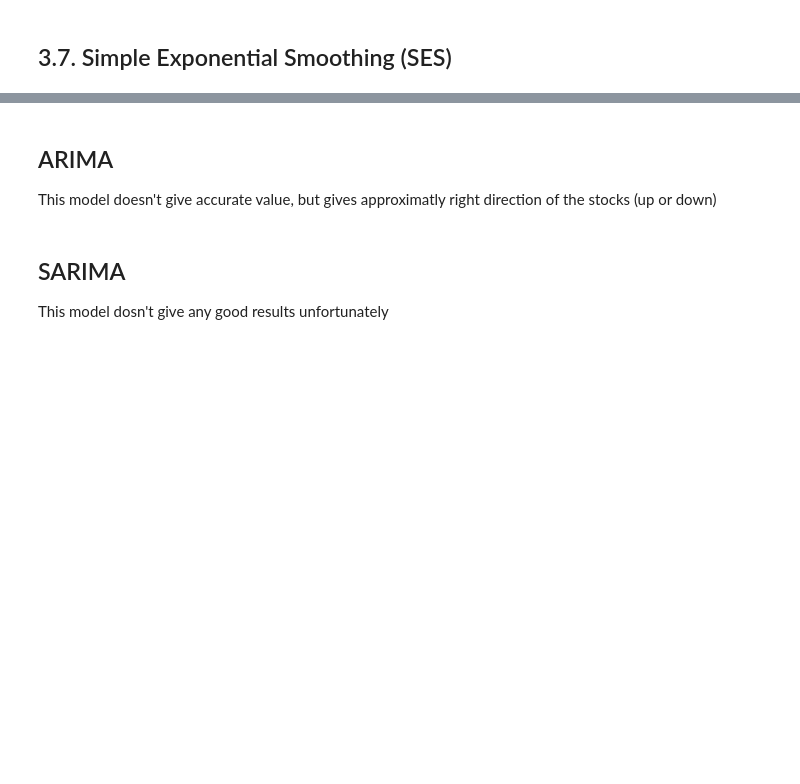
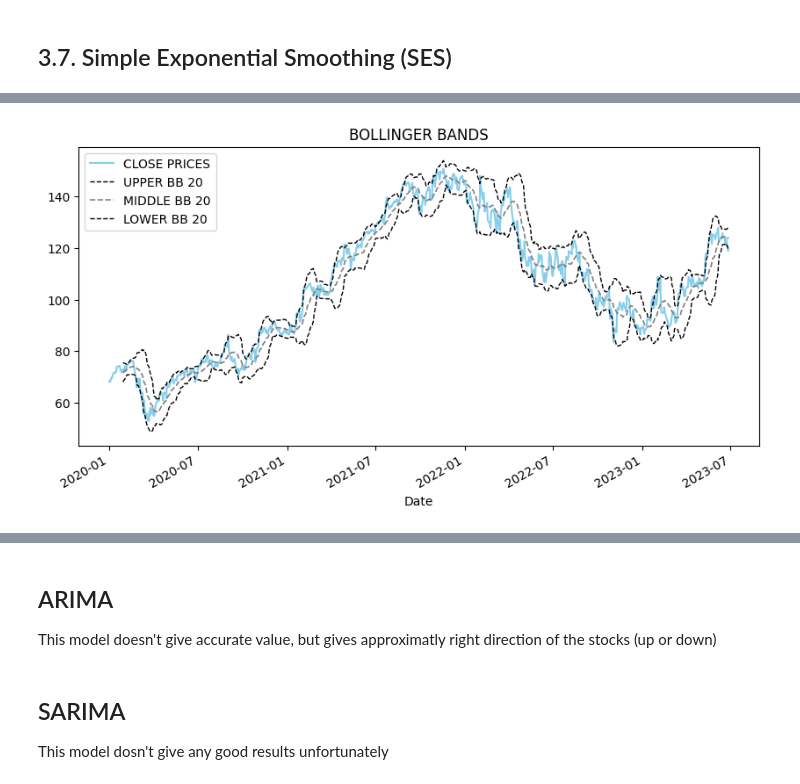
Before and after one commit to Ahmant/apziva-value-investor, a Jupyter notebook: notebooks/main.ipynb, the cells around one changed output, grey strips where cells are left out. Saved outputs shown, nothing was run; the diff lists cells and outputs as text; code cells hidden in the pictures; blank space fills up the shorter version.

```diff
--- a/notebooks/main.ipynb
+++ b/notebooks/main.ipynb
@@ -822,0 +875,10 @@ plt.show()
+# %%
+import math
+from termcolor import colored as cl
+
+plt.rcParams['figure.figsize'] = (10, 5)
+# %%
+PERIOD = 20
+SMA_KEY = 'sma_' + str(PERIOD)
+
+bb_df = df_train
@@ -822,0 +888,7 @@ plt.show()
+# %%
+def sma(data, window):
+    sma = data.rolling(window = window).mean()
+    return sma
+
+bb_df[SMA_KEY] = sma(bb_df['Close'], PERIOD)
+bb_df.tail()
@@ -822,0 +938,10 @@ plt.show()
+# %%
+bb_df['Close'].plot(label = 'CLOSE PRICES', color = 'skyblue')
+bb_df['upper_bb'].plot(label = 'UPPER BB ' + str(PERIOD), linestyle = '--', linewidth = 1, color = 'black')
+bb_df[SMA_KEY].plot(label = 'MIDDLE BB ' + str(PERIOD), linestyle = '--', linewidth = 1.2, color = 'grey')
+bb_df['lower_bb'].plot(label = 'LOWER BB ' + str(PERIOD), linestyle = '--', linewidth = 1, color = 'black')
+plt.legend(loc = 'upper left')
+plt.title('BOLLINGER BANDS')
+plt.show()
+# %% [output]
+[figure, added]
```
Also changed, not shown: parts of 42 cells of this notebook.
